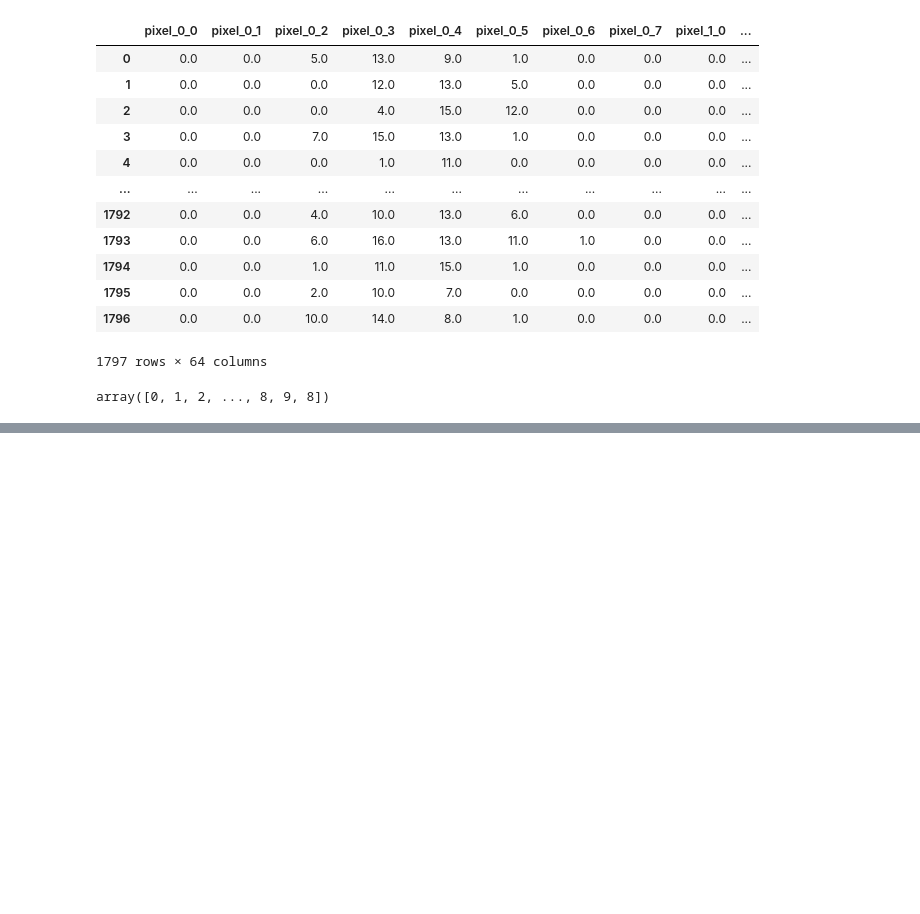
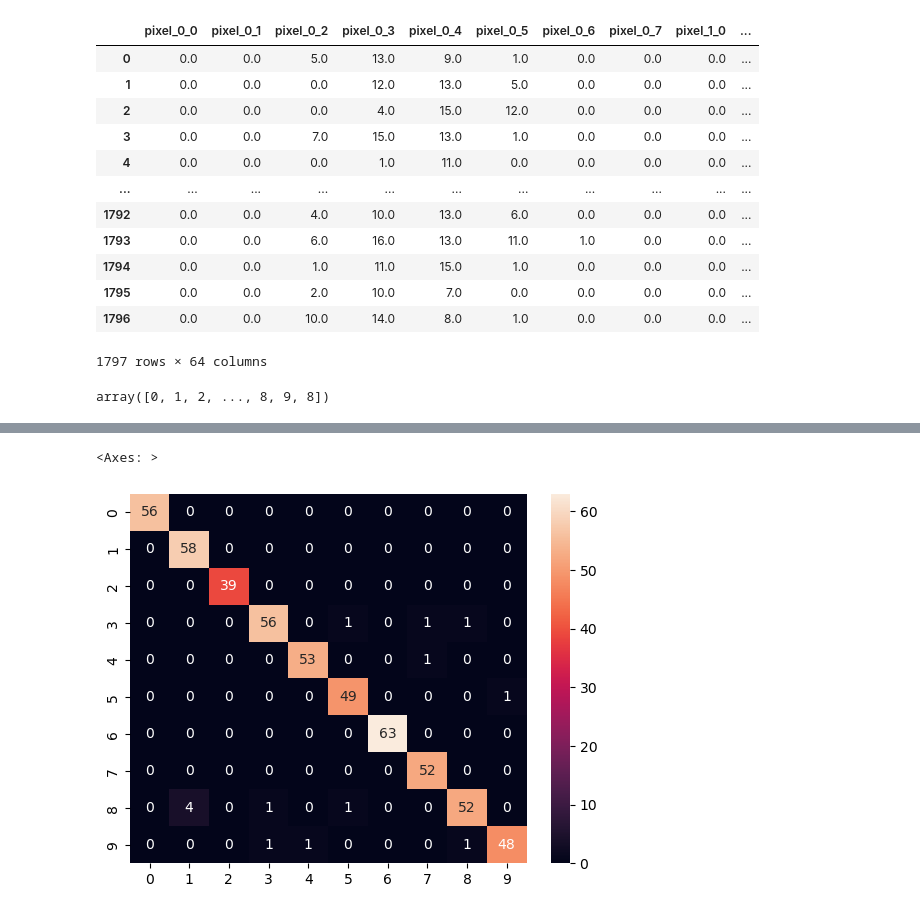
Before and after one commit to rolansy/jupythe, a Jupyter notebook: K Nearest Neighbors/digits knn neighbours.ipynb, the cells around one changed output, grey strips where cells are left out. Cells and saved outputs as stored; diff of their text form; code cells hidden in the pictures; blank space fills up the shorter version.

```diff
--- a/K Nearest Neighbors/digits knn neighbours.ipynb
+++ b/K Nearest Neighbors/digits knn neighbours.ipynb
@@ -32,0 +102,5 @@ array([0, 1, 2, ..., 8, 9, 8])
+# %%
+for i in range(1,10):
+    knn=knc(n_neighbors=i)
+    knn.fit(xtrain,ytrain)
+    print(i,knn.score(xtest,ytest),knn.score(xtrain,ytrain))
@@ -32,0 +119,4 @@ array([0, 1, 2, ..., 8, 9, 8])
+# %%
+ypred=knn.predict(xtest)
+# %%
+cm=cmx(ytest,ypred)
@@ -32,0 +138,5 @@ array([0, 1, 2, ..., 8, 9, 8])
+# %%
+sn.heatmap(cm,annot=True)
+# %% [output]
+<Axes: >
+[figure, added]
```
Also changed, not shown: parts of 20 cells of this notebook.
